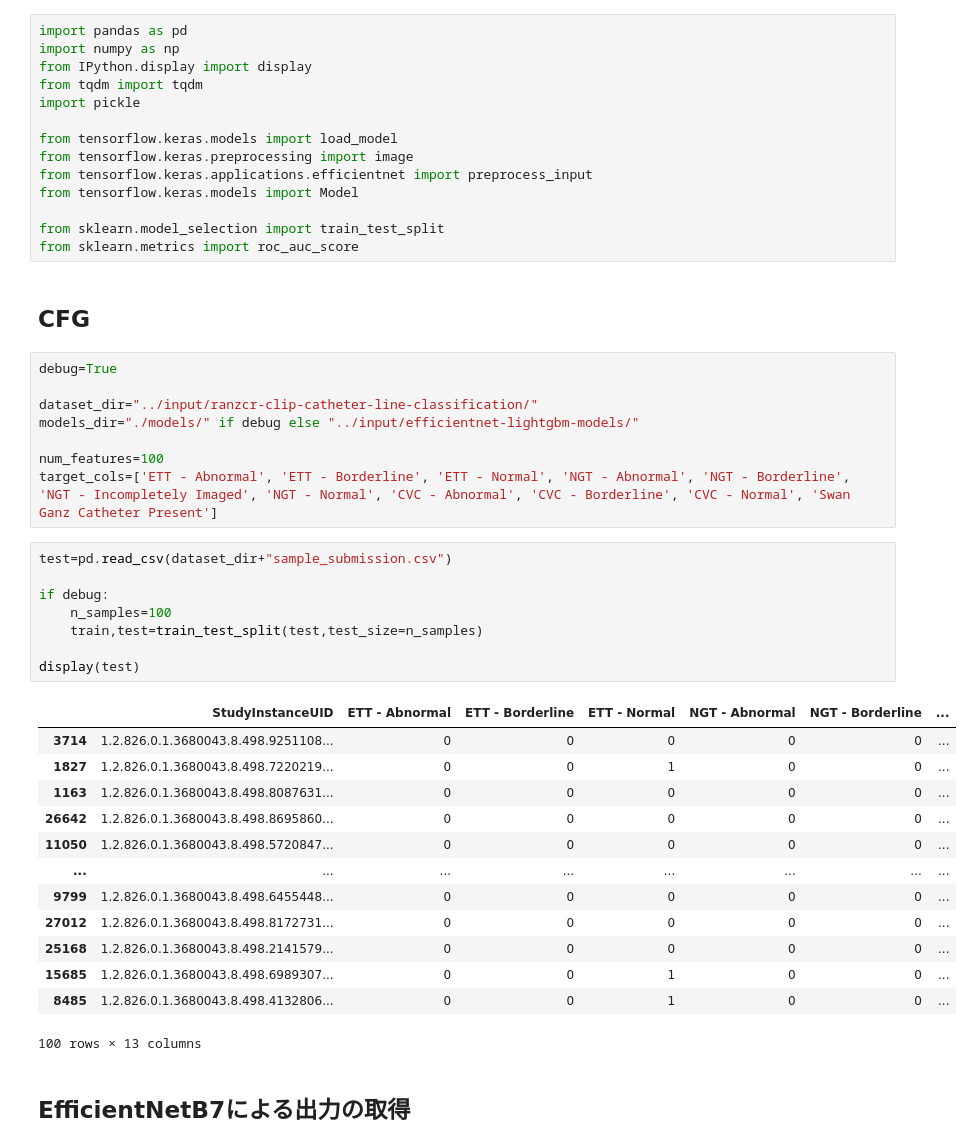
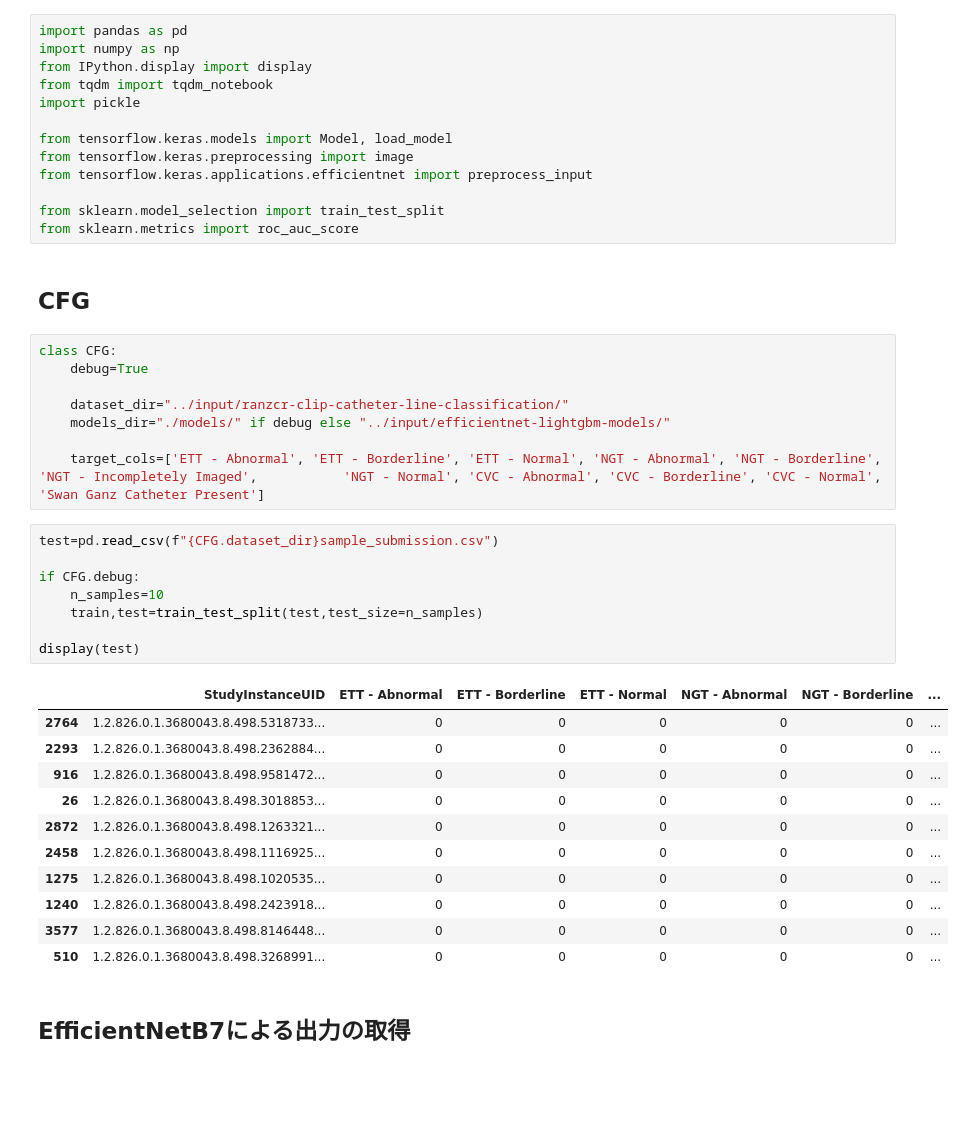
Before and after one commit to Hokoku/catheter, a Jupyter notebook: autoencoder_lgb_inference.ipynb, the cells around one changed output. Cells and saved outputs as stored; diff of their text form; blank space fills up the shorter version.

```diff
--- a/autoencoder_lgb_inference.ipynb
+++ b/autoencoder_lgb_inference.ipynb
@@ -2,48 +2,45 @@
 import pandas as pd
 import numpy as np
 from IPython.display import display
-from tqdm import tqdm
+from tqdm import tqdm_notebook
 import pickle
 
-from tensorflow.keras.models import load_model
+from tensorflow.keras.models import Model, load_model
 from tensorflow.keras.preprocessing import image
 from tensorflow.keras.applications.efficientnet import preprocess_input
-from tensorflow.keras.models import Model
 
 from sklearn.model_selection import train_test_split
 from sklearn.metrics import roc_auc_score
 # %% [markdown]
 ## CFG
 # %%
-debug=True
+class CFG:
+    debug=True
 
-dataset_dir="../input/ranzcr-clip-catheter-line-classification/"
-models_dir="./models/" if debug else "../input/efficientnet-lightgbm-models/"
+    dataset_dir="../input/ranzcr-clip-catheter-line-classification/"
+    models_dir="./models/" if debug else "../input/efficientnet-lightgbm-models/"
 
-num_features=100
-target_cols=['ETT - Abnormal', 'ETT - Borderline', 'ETT - Normal', 'NGT - Abnormal', 'NGT - Borderline', 'NGT - Incompletely Imaged', 'NGT - Normal', 'CVC - Abnormal', 'CVC - Borderline', 'CVC - Normal', 'Swan Ganz Catheter Present']
+    target_cols=['ETT - Abnormal', 'ETT - Borderline', 'ETT - Normal', 'NGT - Abnormal', 'NGT - Borderline', 'NGT - Incompletely Imaged',           'NGT - Normal', 'CVC - Abnormal', 'CVC - Borderline', 'CVC - Normal', 'Swan Ganz Catheter Present']
 # %%
-test=pd.read_csv(dataset_dir+"sample_submission.csv")
+test=pd.read_csv(f"{CFG.dataset_dir}sample_submission.csv")
 
-if debug:
-    n_samples=100
+if CFG.debug:
+    n_samples=10
     train,test=train_test_split(test,test_size=n_samples)
 
 display(test)
 # %% [output]
 |  | StudyInstanceUID | ETT - Abnormal | ETT - Borderline | ETT - Normal | NGT - Abnormal | NGT - Borderline | ... |
-| 3714 | 1.2.826.0.1.3680043.8.498.9251108... | 0 | 0 | 0 | 0 | 0 | ... |
-| 1827 | 1.2.826.0.1.3680043.8.498.7220219... | 0 | 0 | 1 | 0 | 0 | ... |
-| 1163 | 1.2.826.0.1.3680043.8.498.8087631... | 0 | 0 | 0 | 0 | 0 | ... |
-| 26642 | 1.2.826.0.1.3680043.8.498.8695860... | 0 | 0 | 0 | 0 | 0 | ... |
-| 11050 | 1.2.826.0.1.3680043.8.498.5720847... | 0 | 0 | 0 | 0 | 0 | ... |
-| ... | ... | ... | ... | ... | ... | ... | ... |
-| 9799 | 1.2.826.0.1.3680043.8.498.6455448... | 0 | 0 | 0 | 0 | 0 | ... |
-| 27012 | 1.2.826.0.1.3680043.8.498.8172731... | 0 | 0 | 0 | 0 | 0 | ... |
-| 25168 | 1.2.826.0.1.3680043.8.498.2141579... | 0 | 0 | 0 | 0 | 0 | ... |
-| 15685 | 1.2.826.0.1.3680043.8.498.6989307... | 0 | 0 | 1 | 0 | 0 | ... |
-| 8485 | 1.2.826.0.1.3680043.8.498.4132806... | 0 | 0 | 1 | 0 | 0 | ... |
+| 2764 | 1.2.826.0.1.3680043.8.498.5318733... | 0 | 0 | 0 | 0 | 0 | ... |
+| 2293 | 1.2.826.0.1.3680043.8.498.2362884... | 0 | 0 | 0 | 0 | 0 | ... |
+| 916 | 1.2.826.0.1.3680043.8.498.9581472... | 0 | 0 | 0 | 0 | 0 | ... |
+| 26 | 1.2.826.0.1.3680043.8.498.3018853... | 0 | 0 | 0 | 0 | 0 | ... |
+| 2872 | 1.2.826.0.1.3680043.8.498.1263321... | 0 | 0 | 0 | 0 | 0 | ... |
+| 2458 | 1.2.826.0.1.3680043.8.498.1116925... | 0 | 0 | 0 | 0 | 0 | ... |
+| 1275 | 1.2.826.0.1.3680043.8.498.1020535... | 0 | 0 | 0 | 0 | 0 | ... |
+| 1240 | 1.2.826.0.1.3680043.8.498.2423918... | 0 | 0 | 0 | 0 | 0 | ... |
+| 3577 | 1.2.826.0.1.3680043.8.498.8146448... | 0 | 0 | 0 | 0 | 0 | ... |
+| 510 | 1.2.826.0.1.3680043.8.498.3268991... | 0 | 0 | 0 | 0 | 0 | ... |
-100 rows × 13 columns
 # %% [markdown]
 ## EfficientNetB7による出力の取得
 # %%
```
Also changed, not shown: parts of 5 cells of this notebook, 15 other files.
